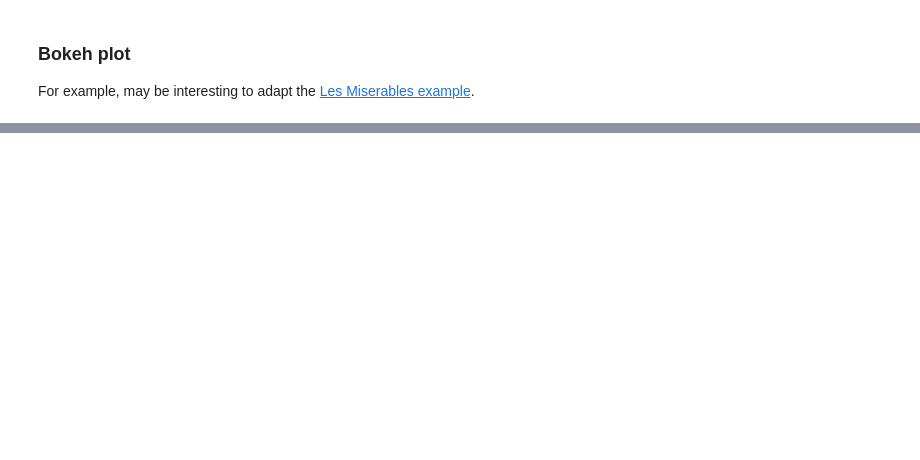
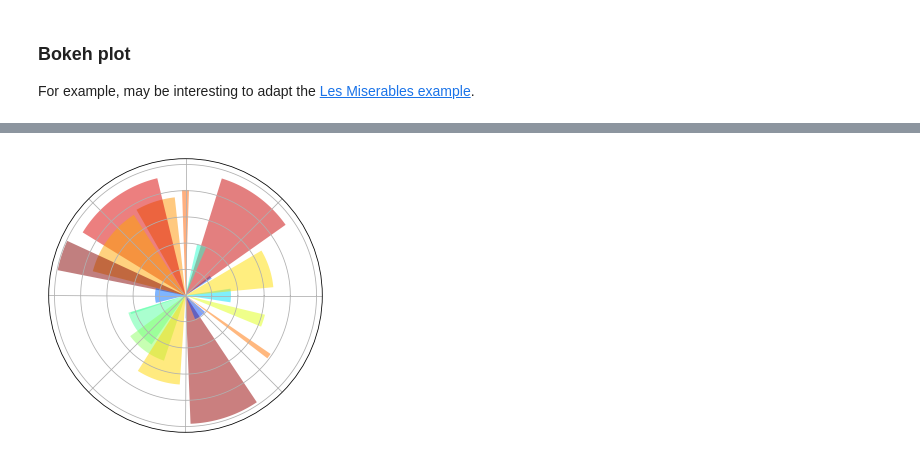
Before and after one commit to Bgmerino/B_C_FirstProject, a Jupyter notebook: Oxfam_Intermon.ipynb, the cells around one changed output, grey strips where cells are left out. Cells and saved outputs as stored; diff of their text form; code cells hidden in the pictures; blank space fills up the shorter version.

```diff
--- a/Oxfam_Intermon.ipynb
+++ b/Oxfam_Intermon.ipynb
@@ -86,0 +185,22 @@ For example, may be interesting to adapt the [Les Miserables example](http://bok
+# %%
+import numpy as np
+import matplotlib.pyplot as plt
+
+ax = plt.axes([0.025,0.025,0.95,0.95], polar=True)
+
+N = 20
+theta = np.arange(0.0, 2*np.pi, 2*np.pi/N)
+radii = 10*np.random.rand(N)
+width = np.pi/4*np.random.rand(N)
+bars = plt.bar(theta, radii, width=width, bottom=0.0)
+
+for r,bar in zip(radii, bars):
+    bar.set_facecolor( plt.cm.jet(r/10.))
+    bar.set_alpha(0.5)
+
+ax.set_xticklabels([])
+ax.set_yticklabels([])
+# savefig('../figures/polar_ex.png',dpi=48)
+plt.show()
+# %% [output]
+[figure, added]
```
Also changed, not shown: parts of 15 cells of this notebook, 2 other files.
